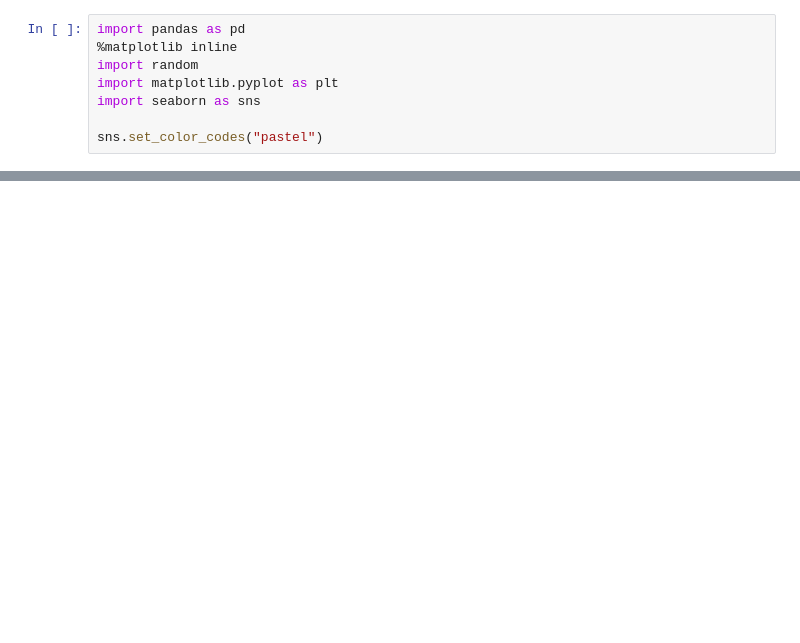
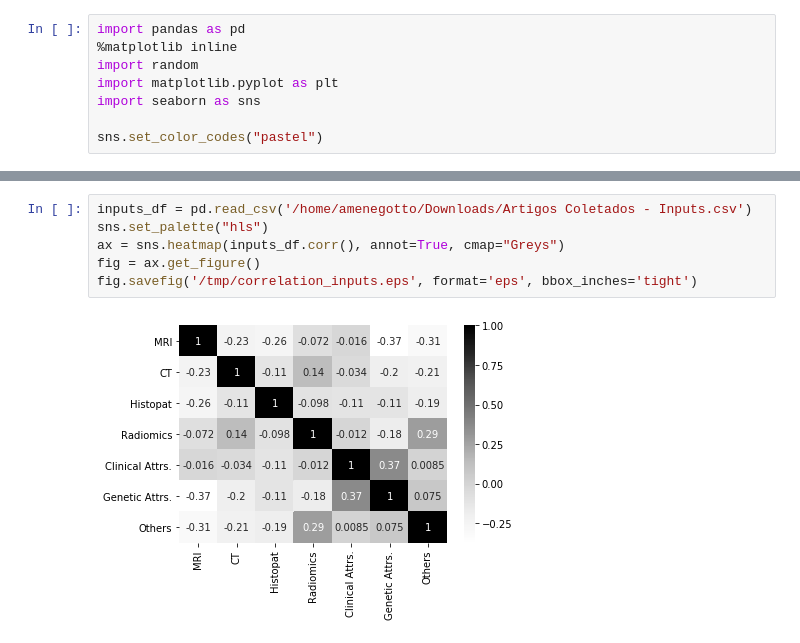
Before and after one commit to amenegotto/pyLiver, a Jupyter notebook: notebook/charts2019.ipynb, the cells around one changed output, grey strips where cells are left out. Drawn from its saved outputs; the diff is of its cells as text; blank space fills up the shorter version.

```diff
--- a/notebook/charts2019.ipynb
+++ b/notebook/charts2019.ipynb
@@ -74,0 +77,8 @@ fusao_fig.savefig('/tmp/chart_fusion.eps', format='eps', bbox_inches='tight')
+# %%
+inputs_df = pd.read_csv('/home/amenegotto/Downloads/Artigos Coletados - Inputs.csv')
+sns.set_palette("hls")
+ax = sns.heatmap(inputs_df.corr(), annot=True, cmap="Greys")
+fig = ax.get_figure()
+fig.savefig('/tmp/correlation_inputs.eps', format='eps', bbox_inches='tight')
+# %% [output]
+[figure, added]
```
Also changed, not shown: parts of 8 cells of this notebook.
